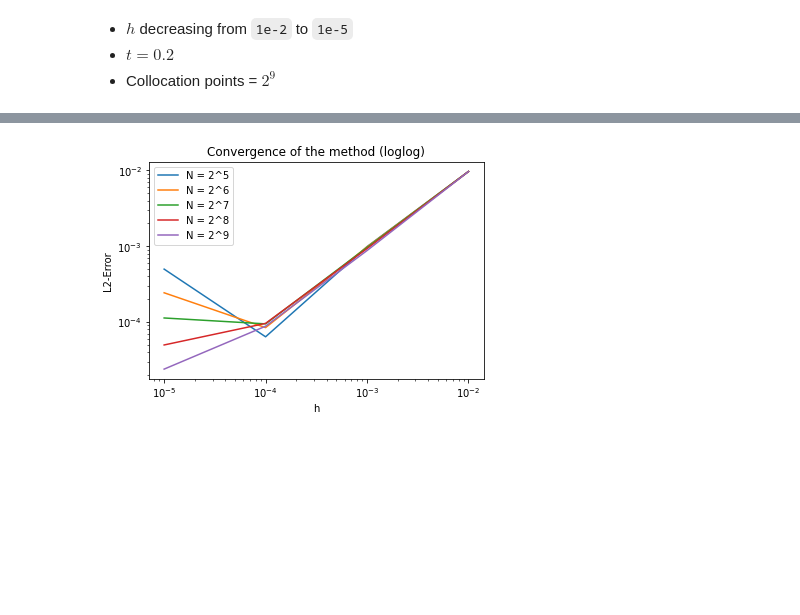
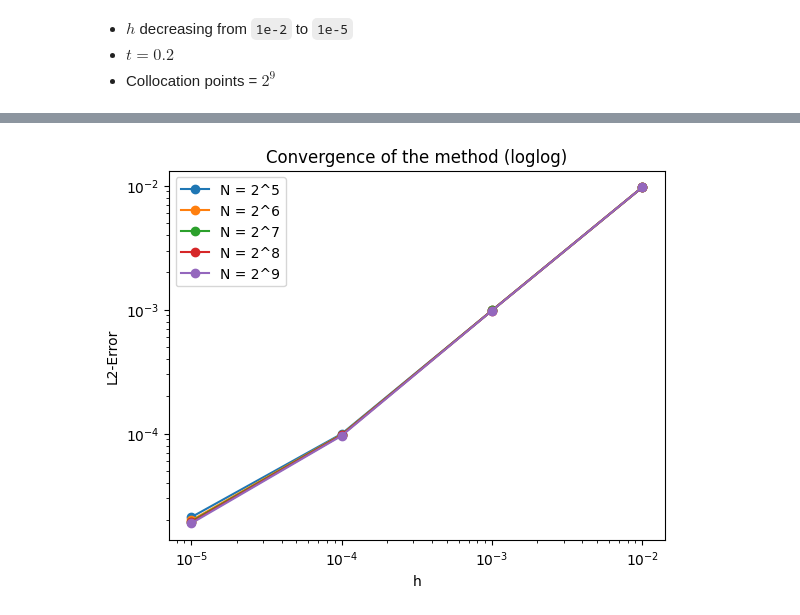
Before and after one commit to jfelipeosorio/kinetick, a Jupyter notebook: pdes/heat1d_cf.ipynb, the cells around one changed output, grey strips where cells are left out. Saved outputs shown, nothing was run; the diff lists cells and outputs as text; code cells hidden in the pictures; blank space fills up the shorter version.

```diff
--- a/pdes/heat1d_cf.ipynb
+++ b/pdes/heat1d_cf.ipynb
@@ -602,7 +605,7 @@ for n in range(2,6):
     uprev = u0
     for _ in range(steps):
         y_prev = jnp.concatenate((uprev,np.zeros((len(Xboundary)),)))
-        sol = jnp.linalg.solve(Kphiphi + 1e-6*R,y_prev)
+        sol = jnp.linalg.solve(Kphiphi + nugget*R,y_prev)
         u_next = np.dot(Kphi.T,sol)
         # update
         uprev = u_next[1:-1]
@@ -657,7 +660,7 @@ for n in range(2,6):
     uprev = u0
     for _ in range(steps):
         y_prev = jnp.concatenate((uprev,np.zeros((len(Xboundary)),)))
-        sol = jnp.linalg.solve(Kphiphi + 1e-6*R,y_prev)
+        sol = jnp.linalg.solve(Kphiphi + nugget*R,y_prev)
         u_next = np.dot(Kphi.T,sol)
         # update
         uprev = u_next[1:-1]
@@ -712,7 +715,7 @@ for n in range(2,6):
     uprev = u0
     for _ in range(steps):
         y_prev = jnp.concatenate((uprev,np.zeros((len(Xboundary)),)))
-        sol = jnp.linalg.solve(Kphiphi + 1e-6*R,y_prev)
+        sol = jnp.linalg.solve(Kphiphi + nugget*R,y_prev)
         u_next = np.dot(Kphi.T,sol)
         # update
         uprev = u_next[1:-1]
@@ -767,7 +770,7 @@ for n in range(2,6):
     uprev = u0
     for _ in range(steps):
         y_prev = jnp.concatenate((uprev,np.zeros((len(Xboundary)),)))
-        sol = jnp.linalg.solve(Kphiphi + 1e-6*R,y_prev)
+        sol = jnp.linalg.solve(Kphiphi + nugget*R,y_prev)
         u_next = np.dot(Kphi.T,sol)
         # update
         uprev = u_next[1:-1]
@@ -811,14 +814,14 @@ Text(0.5, 1.0, '$N = 2^9$')
 # %%
 # One plot
-plt.loglog(xrange,L2_norms_1,label = 'N = 2^5')
-plt.loglog(xrange,L2_norms_2,label = 'N = 2^6')
-plt.loglog(xrange,L2_norms_3,label = 'N = 2^7')
-plt.loglog(xrange,L2_norms_4,label = 'N = 2^8')
-plt.loglog(xrange,L2_norms_5,label = 'N = 2^9')
+plt.loglog(xrange,L2_norms_1,label = 'N = 2^5', marker = 'o')
+plt.loglog(xrange,L2_norms_2,label = 'N = 2^6', marker = 'o')
+plt.loglog(xrange,L2_norms_3,label = 'N = 2^7', marker = 'o')
+plt.loglog(xrange,L2_norms_4,label = 'N = 2^8', marker = 'o')
+plt.loglog(xrange,L2_norms_5,label = 'N = 2^9', marker = 'o')
 plt.xlabel('h')
 plt.ylabel('L2-Error')
 plt.legend()
 plt.title('Convergence of the method (loglog)')
 plt.show()
 # %% [output]
-[figure, old version]
+[figure, new version]
```
Also changed, not shown: parts of 17 cells of this notebook.
